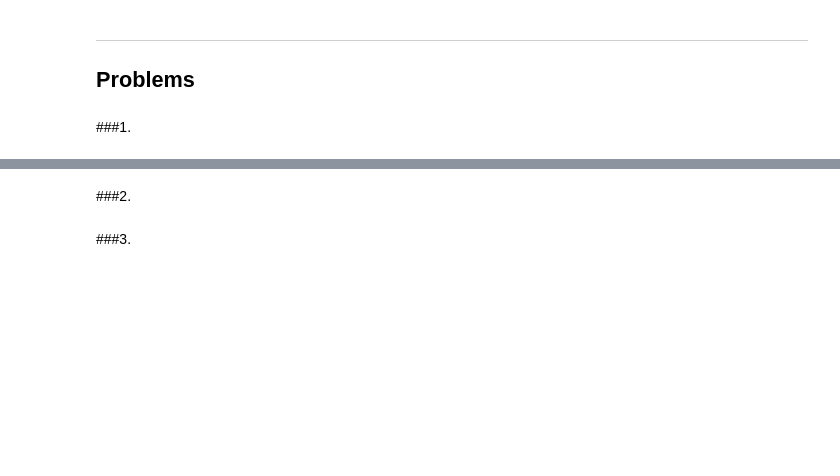
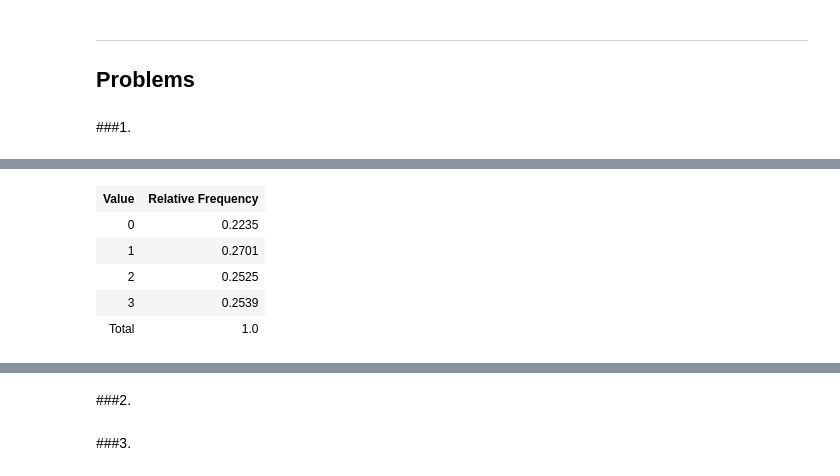
Before and after one commit to NRJaggers/Applied-Stochastic-Processes, a Jupyter notebook: PracticeProblems/DTMC_Long_Run_Behavior.ipynb, the cells around one changed output, grey strips where cells are left out. Cells and saved outputs as stored; diff of their text form; code cells hidden in the pictures; blank space fills up the shorter version.

```diff
--- a/PracticeProblems/DTMC_Long_Run_Behavior.ipynb
+++ b/PracticeProblems/DTMC_Long_Run_Behavior.ipynb
@@ -16,0 +67,23 @@ Original Prompt can be found [here](https://bookdown.org/kevin_davisross/applied
+# %%
+#Approach 2 for finding stationary distribution
+states = ["0", "1", "2", "3"]
+
+TransitionMatrix = [[0, 0, 0, 1],
+                    [0, 0, 0.8, 0.2],
+                    [0, 0.8, 0.2, 0],
+                    [0.8, 0.2, 0, 0]]
+
+InitialDistribution = [1/4, 1/4, 1/4, 1/4]
+#InitialDistribution = [0, 0, 1, 0]
+
+
+X = MarkovChain(TransitionMatrix, InitialDistribution, states)
+# %%
+X[10].sim(10000).tabulate(normalize = True)
+# %% [output]
+| Value | Relative Frequency |
+| 0 | 0.2235 |
+| 1 | 0.2701 |
+| 2 | 0.2525 |
+| 3 | 0.2539 |
+| Total | 1.0 |
```
Also changed, not shown: parts of 5 cells of this notebook.
